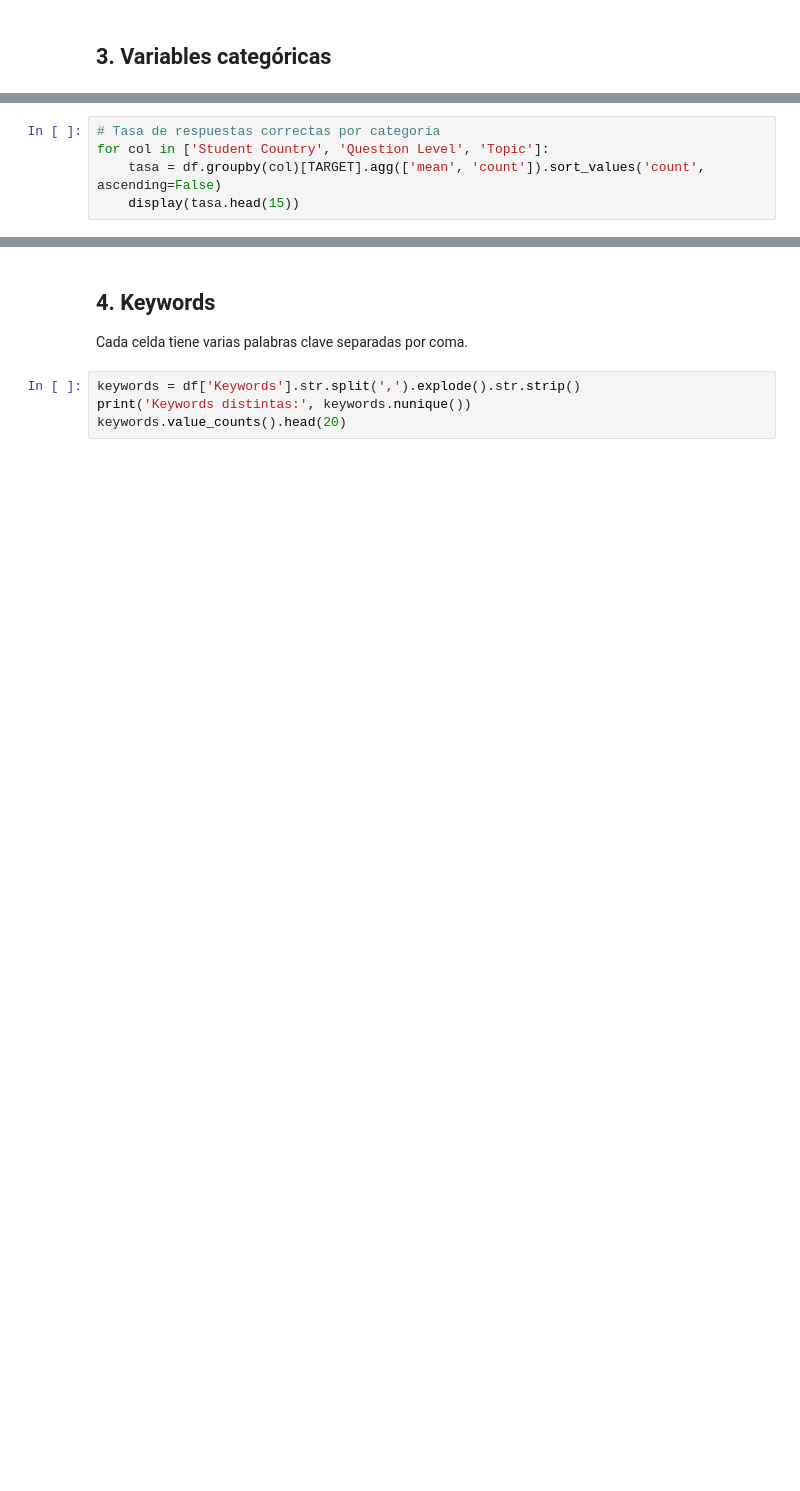
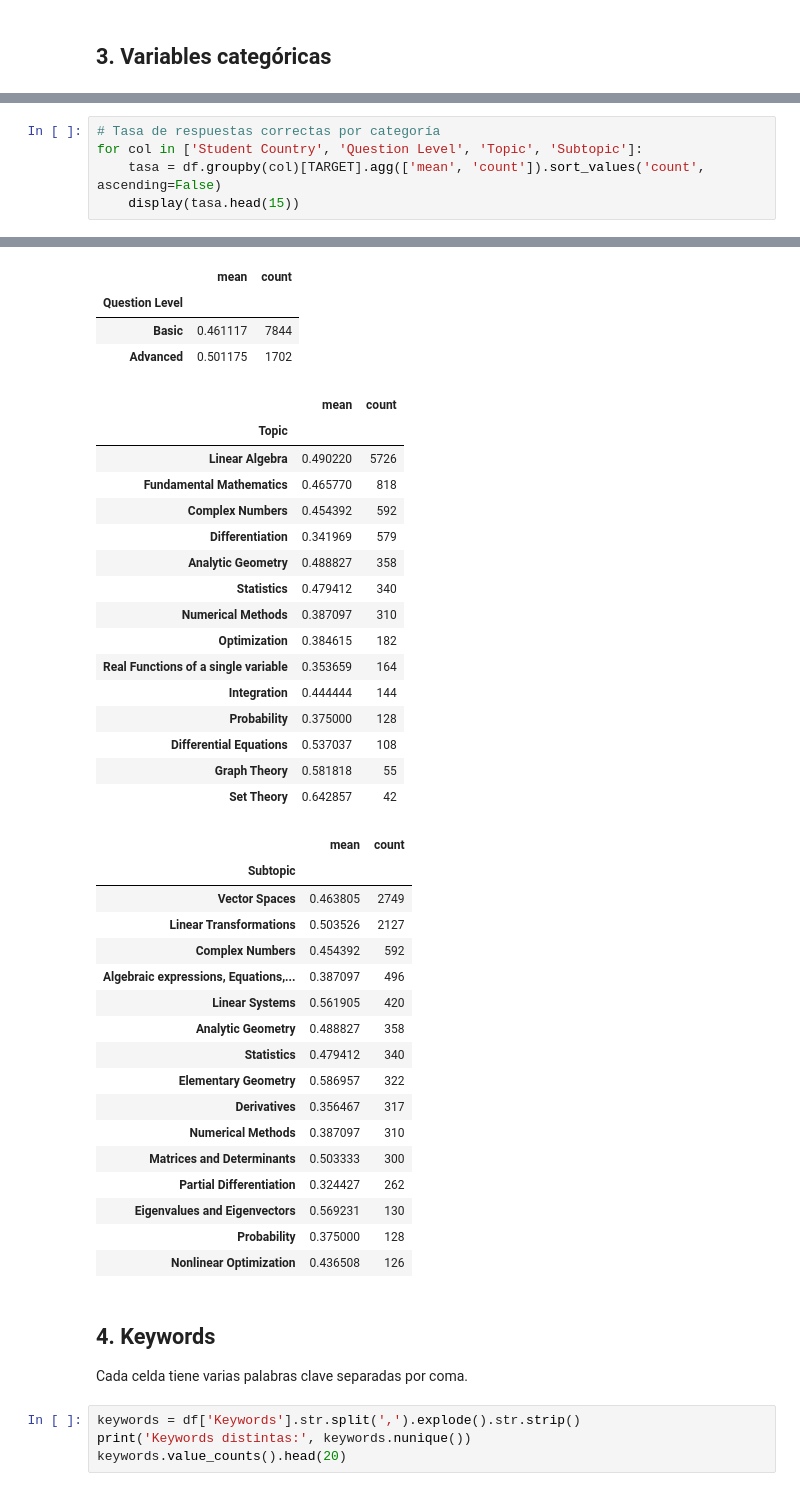
Before and after one commit to Delfina-Flaherty/TPMineria, a Jupyter notebook: notebooks/01_EDA.ipynb, the cells around one changed output, grey strips where cells are left out. Cells and saved outputs as stored; diff of their text form; blank space fills up the shorter version.

```diff
--- a/notebooks/01_EDA.ipynb
+++ b/notebooks/01_EDA.ipynb
@@ -44,5 +116,6 @@ for col in ['Student Country', 'Question Level', 'Topic', 'Subtopic']:
 # %%
 # Tasa de respuestas correctas por categoría
-for col in ['Student Country', 'Question Level', 'Topic']:
+for col in ['Student Country', 'Question Level', 'Topic', 'Subtopic']:
     tasa = df.groupby(col)[TARGET].agg(['mean', 'count']).sort_values('count', ascending=False)
     display(tasa.head(15))
+# %% [output]
@@ -49,3 +132,40 @@ for col in ['Student Country', 'Question Level', 'Topic']:
+|  | mean | count |
+| Question Level |  |  |
+| Basic | 0.461117 | 7844 |
+| Advanced | 0.501175 | 1702 |
+|  | mean | count |
+| Topic |  |  |
+| Linear Algebra | 0.490220 | 5726 |
+| Fundamental Mathematics | 0.465770 | 818 |
+| Complex Numbers | 0.454392 | 592 |
+| Differentiation | 0.341969 | 579 |
+| Analytic Geometry | 0.488827 | 358 |
+| Statistics | 0.479412 | 340 |
+| Numerical Methods | 0.387097 | 310 |
+| Optimization | 0.384615 | 182 |
+| Real Functions of a single variable | 0.353659 | 164 |
+| Integration | 0.444444 | 144 |
+| Probability | 0.375000 | 128 |
+| Differential Equations | 0.537037 | 108 |
+| Graph Theory | 0.581818 | 55 |
+| Set Theory | 0.642857 | 42 |
+|  | mean | count |
+| Subtopic |  |  |
+| Vector Spaces | 0.463805 | 2749 |
+| Linear Transformations | 0.503526 | 2127 |
+| Complex Numbers | 0.454392 | 592 |
+| Algebraic expressions, Equations,... | 0.387097 | 496 |
+| Linear Systems | 0.561905 | 420 |
+| Analytic Geometry | 0.488827 | 358 |
+| Statistics | 0.479412 | 340 |
+| Elementary Geometry | 0.586957 | 322 |
+| Derivatives | 0.356467 | 317 |
+| Numerical Methods | 0.387097 | 310 |
+| Matrices and Determinants | 0.503333 | 300 |
+| Partial Differentiation | 0.324427 | 262 |
+| Eigenvalues and Eigenvectors | 0.569231 | 130 |
+| Probability | 0.375000 | 128 |
+| Nonlinear Optimization | 0.436508 | 126 |
 # %% [markdown]
 ## 4. Keywords
 
```
Also changed, not shown: parts of 20 cells of this notebook.
